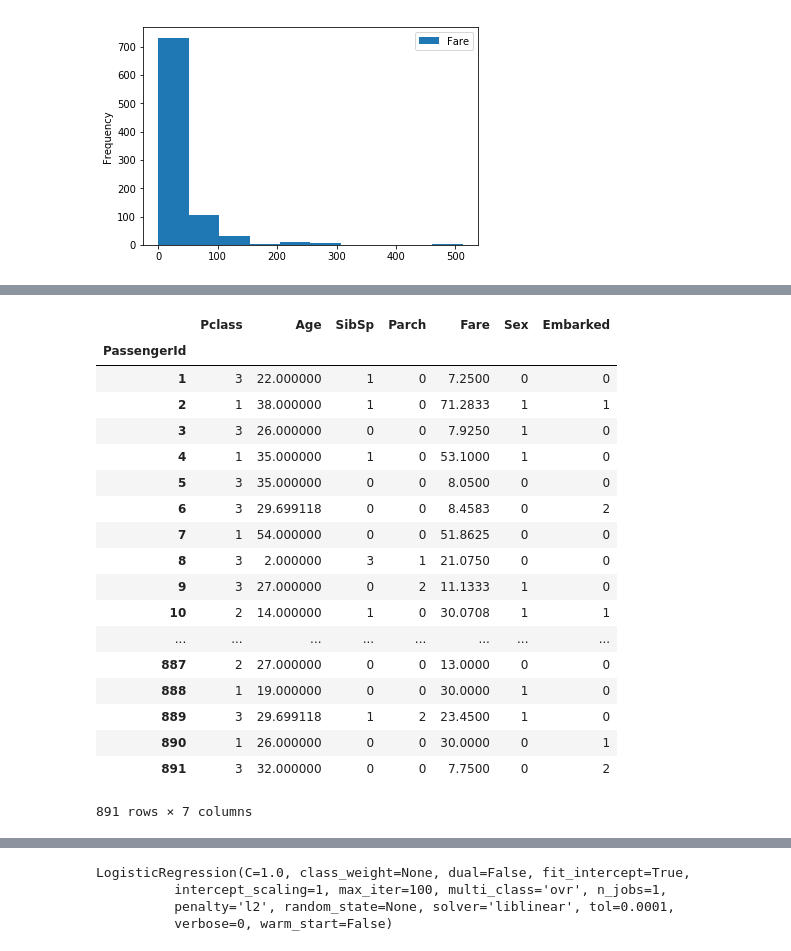
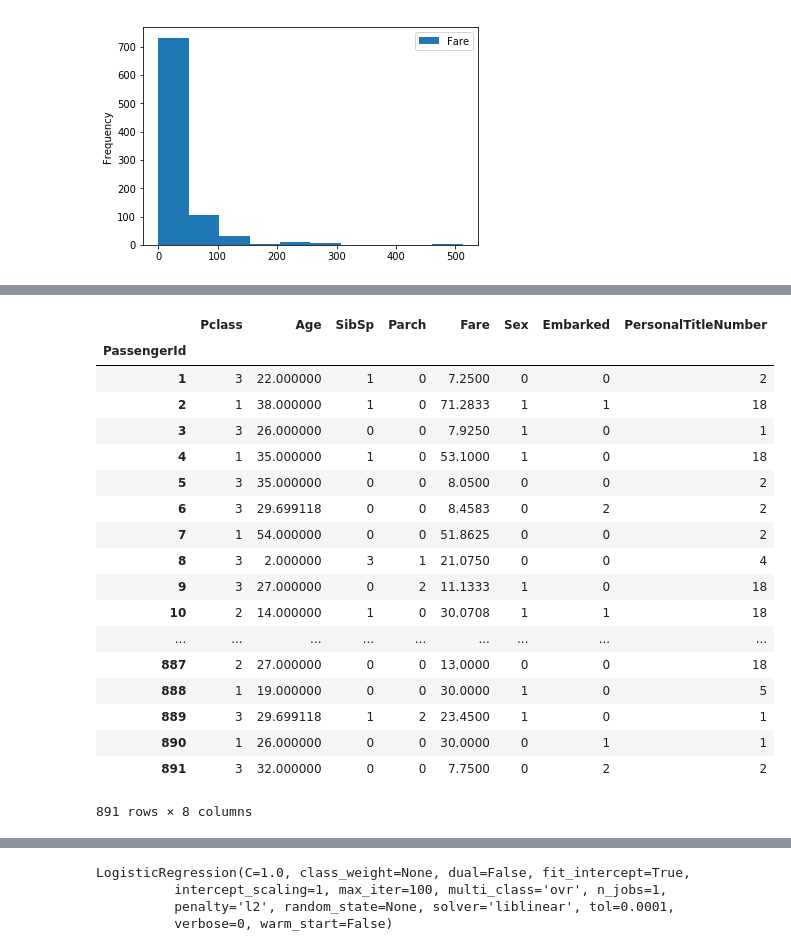
Before and after one commit to franciscolopezsancho/titanic, a Jupyter notebook: work/Testing.ipynb, the cells around one changed output, grey strips where cells are left out. Cells and saved outputs as stored; diff of their text form; code cells hidden in the pictures.

```diff
--- a/work/Testing.ipynb
+++ b/work/Testing.ipynb
@@ -142,27 +223,27 @@ df
 # %%
-X = df[['Pclass','Age','SibSp','Parch','Fare','Sex','Embarked']]
+X = df[['Pclass','Age','SibSp','Parch','Fare','Sex','Embarked','PersonalTitleNumber']]
 y = df['Survived']
 X
 # %% [output]
-|  | Pclass | Age | SibSp | Parch | Fare | Sex | Embarked |
-| PassengerId |  |  |  |  |  |  |  |
-| 1 | 3 | 22.000000 | 1 | 0 | 7.2500 | 0 | 0 |
-| 2 | 1 | 38.000000 | 1 | 0 | 71.2833 | 1 | 1 |
-| 3 | 3 | 26.000000 | 0 | 0 | 7.9250 | 1 | 0 |
-| 4 | 1 | 35.000000 | 1 | 0 | 53.1000 | 1 | 0 |
-| 5 | 3 | 35.000000 | 0 | 0 | 8.0500 | 0 | 0 |
-| 6 | 3 | 29.699118 | 0 | 0 | 8.4583 | 0 | 2 |
-| 7 | 1 | 54.000000 | 0 | 0 | 51.8625 | 0 | 0 |
-| 8 | 3 | 2.000000 | 3 | 1 | 21.0750 | 0 | 0 |
-| 9 | 3 | 27.000000 | 0 | 2 | 11.1333 | 1 | 0 |
-| 10 | 2 | 14.000000 | 1 | 0 | 30.0708 | 1 | 1 |
-| ... | ... | ... | ... | ... | ... | ... | ... |
-| 887 | 2 | 27.000000 | 0 | 0 | 13.0000 | 0 | 0 |
-| 888 | 1 | 19.000000 | 0 | 0 | 30.0000 | 1 | 0 |
-| 889 | 3 | 29.699118 | 1 | 2 | 23.4500 | 1 | 0 |
-| 890 | 1 | 26.000000 | 0 | 0 | 30.0000 | 0 | 1 |
-| 891 | 3 | 32.000000 | 0 | 0 | 7.7500 | 0 | 2 |
+|  | Pclass | Age | SibSp | Parch | Fare | Sex | Embarked | PersonalTitleNumber |
+| PassengerId |  |  |  |  |  |  |  |  |
+| 1 | 3 | 22.000000 | 1 | 0 | 7.2500 | 0 | 0 | 2 |
+| 2 | 1 | 38.000000 | 1 | 0 | 71.2833 | 1 | 1 | 18 |
+| 3 | 3 | 26.000000 | 0 | 0 | 7.9250 | 1 | 0 | 1 |
+| 4 | 1 | 35.000000 | 1 | 0 | 53.1000 | 1 | 0 | 18 |
+| 5 | 3 | 35.000000 | 0 | 0 | 8.0500 | 0 | 0 | 2 |
+| 6 | 3 | 29.699118 | 0 | 0 | 8.4583 | 0 | 2 | 2 |
+| 7 | 1 | 54.000000 | 0 | 0 | 51.8625 | 0 | 0 | 2 |
+| 8 | 3 | 2.000000 | 3 | 1 | 21.0750 | 0 | 0 | 4 |
+| 9 | 3 | 27.000000 | 0 | 2 | 11.1333 | 1 | 0 | 18 |
+| 10 | 2 | 14.000000 | 1 | 0 | 30.0708 | 1 | 1 | 18 |
+| ... | ... | ... | ... | ... | ... | ... | ... | ... |
+| 887 | 2 | 27.000000 | 0 | 0 | 13.0000 | 0 | 0 | 18 |
+| 888 | 1 | 19.000000 | 0 | 0 | 30.0000 | 1 | 0 | 5 |
+| 889 | 3 | 29.699118 | 1 | 2 | 23.4500 | 1 | 0 | 1 |
+| 890 | 1 | 26.000000 | 0 | 0 | 30.0000 | 0 | 1 | 1 |
+| 891 | 3 | 32.000000 | 0 | 0 | 7.7500 | 0 | 2 | 2 |
-891 rows × 7 columns
+891 rows × 8 columns
 # %%
 #Check is clean
 pd.isnull(X).any()
```
Also changed, not shown: parts of 10 cells of this notebook.
